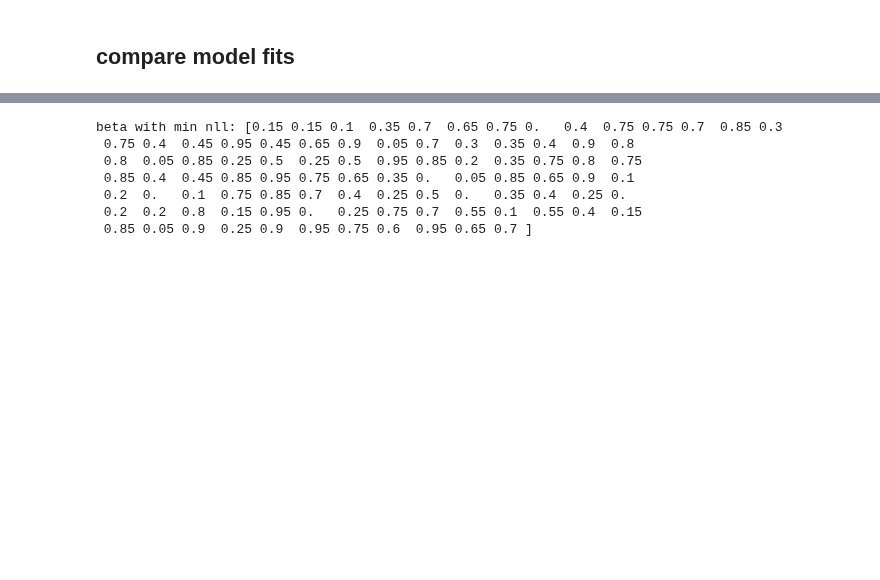
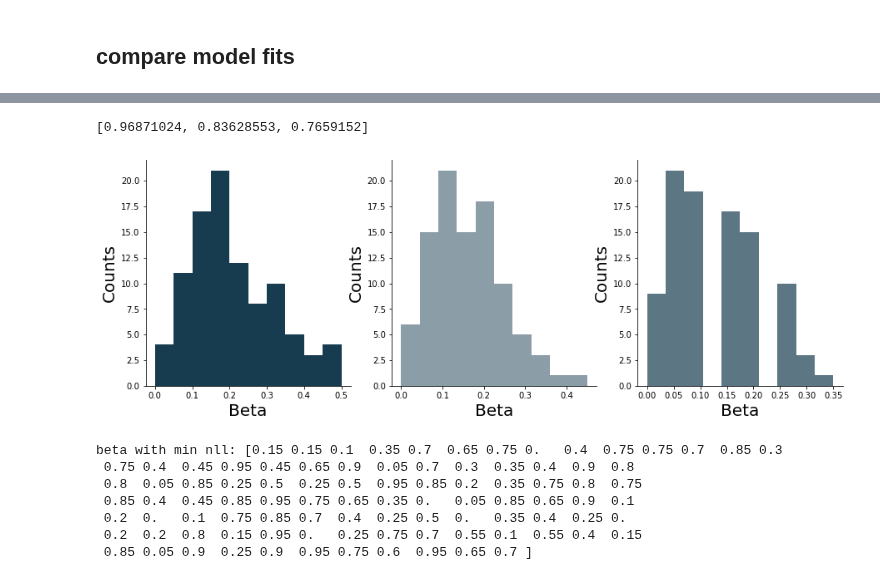
Before and after one commit to akjagadish/vanilla-llama, a Jupyter notebook: categorisation/notebooks/model_comparison.ipynb, the cells around one changed output, grey strips where cells are left out. Drawn from its saved outputs; the diff is of its cells as text; code cells hidden in the pictures; blank space fills up the shorter version.

```diff
--- a/categorisation/notebooks/model_comparison.ipynb
+++ b/categorisation/notebooks/model_comparison.ipynb
@@ -100,3 +162,17 @@ plt.show()
+# %%
+model_accs
+# %% [output]
+[0.96871024, 0.83628553, 0.7659152]
+# %%
+f, ax = plt.subplots(1, len(models), figsize=(15,5))
+colors = ['#173b4f', '#8b9da7', '#5d7684']
+for m_idx, model in enumerate(models):
+    ax[m_idx].hist(fitted_betas[m_idx], color=colors[m_idx])
+    ax[m_idx].set_xlabel('Beta', fontsize=FONTSIZE)
+    ax[m_idx].set_ylabel('Counts', fontsize=FONTSIZE)
+    sns.despine()
+# %% [output]
+[figure, added]
 # %%
 fits =  np.load('../model_comparison/badham2017_env=claude_generated_tasks_paramsNA_dim3_data100_tasks11518_pversion4_model=transformer_num_episodes500000_num_hidden=256_lr0.0003_num_layers=6_d_model=64_num_head=8_noise0.0_shuffleTrue_run=0_beta_sweep.npy.npz')
 # %%
```
Also changed, not shown: parts of 4 cells of this notebook.
